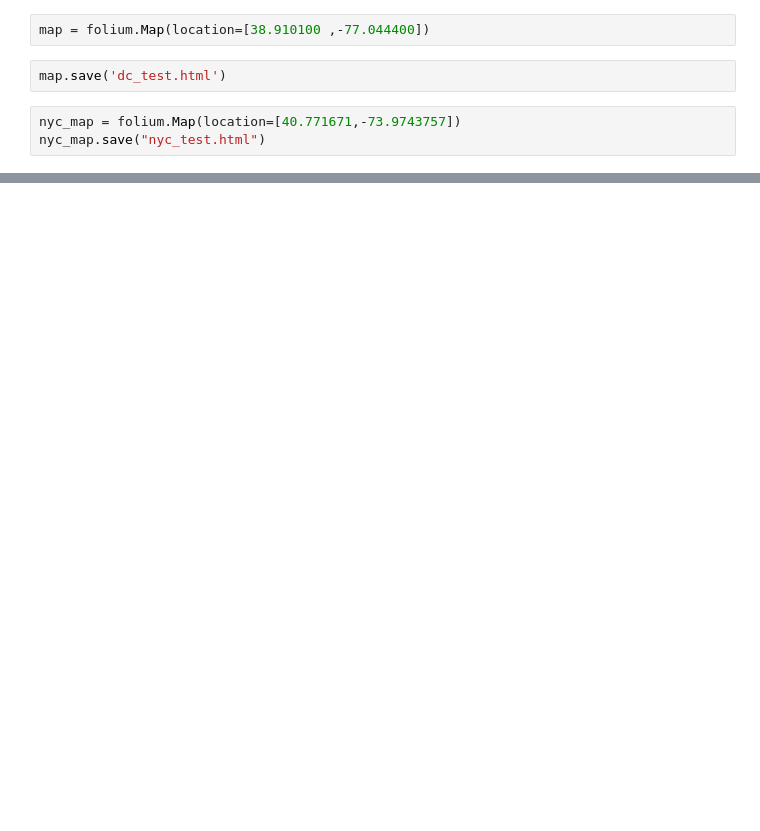
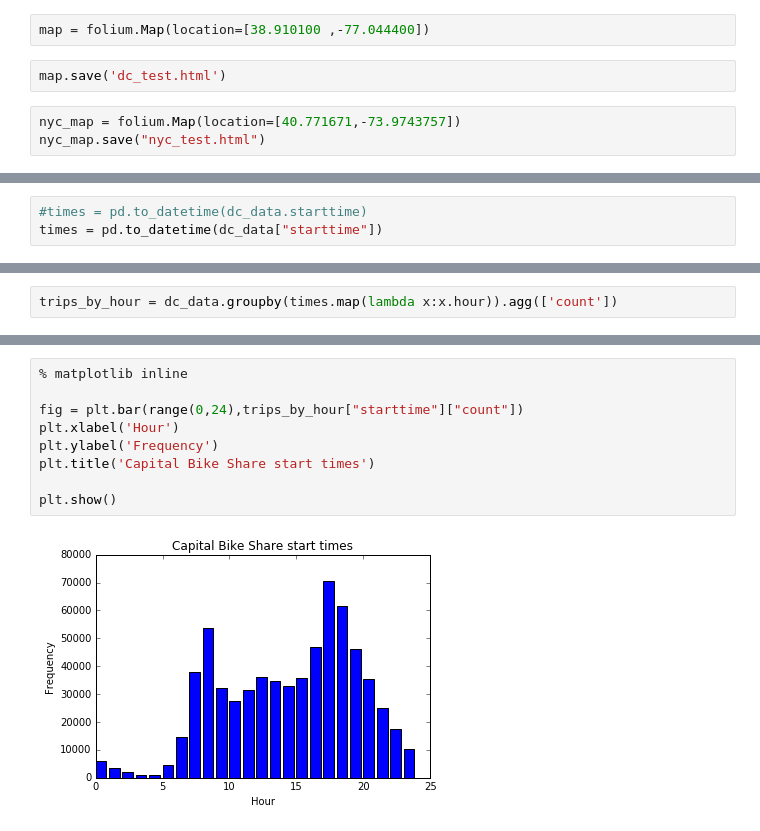
Before and after one commit to cdepeuter/citibike, a Jupyter notebook: folium.ipynb, the cells around one changed output, grey strips where cells are left out. Drawn from its saved outputs; the diff is of its cells as text; blank space fills up the shorter version.

```diff
--- a/folium.ipynb
+++ b/folium.ipynb
@@ -100,0 +95,3 @@ nyc_map.save("nyc_test.html")
+# %%
+#times = pd.to_datetime(dc_data.starttime)
+times = pd.to_datetime(dc_data["starttime"])
@@ -100,0 +106,2 @@ nyc_map.save("nyc_test.html")
+# %%
+trips_by_hour = dc_data.groupby(times.map(lambda x:x.hour)).agg(['count'])
@@ -100,0 +129,11 @@ nyc_map.save("nyc_test.html")
+# %%
+% matplotlib inline
+
+fig = plt.bar(range(0,24),trips_by_hour["starttime"]["count"])
+plt.xlabel('Hour')
+plt.ylabel('Frequency')
+plt.title('Capital Bike Share start times')
+
+plt.show()
+# %% [output]
+[figure, added]
```
Also changed, not shown: parts of 21 cells of this notebook, 2 other files.
